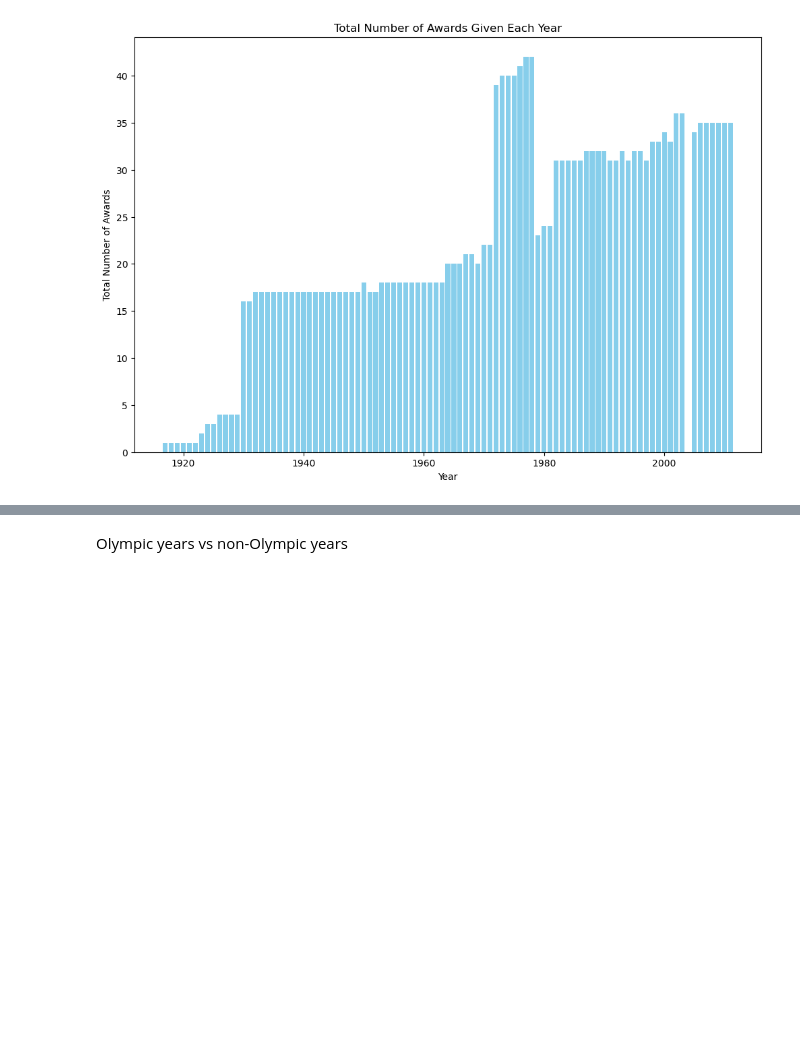
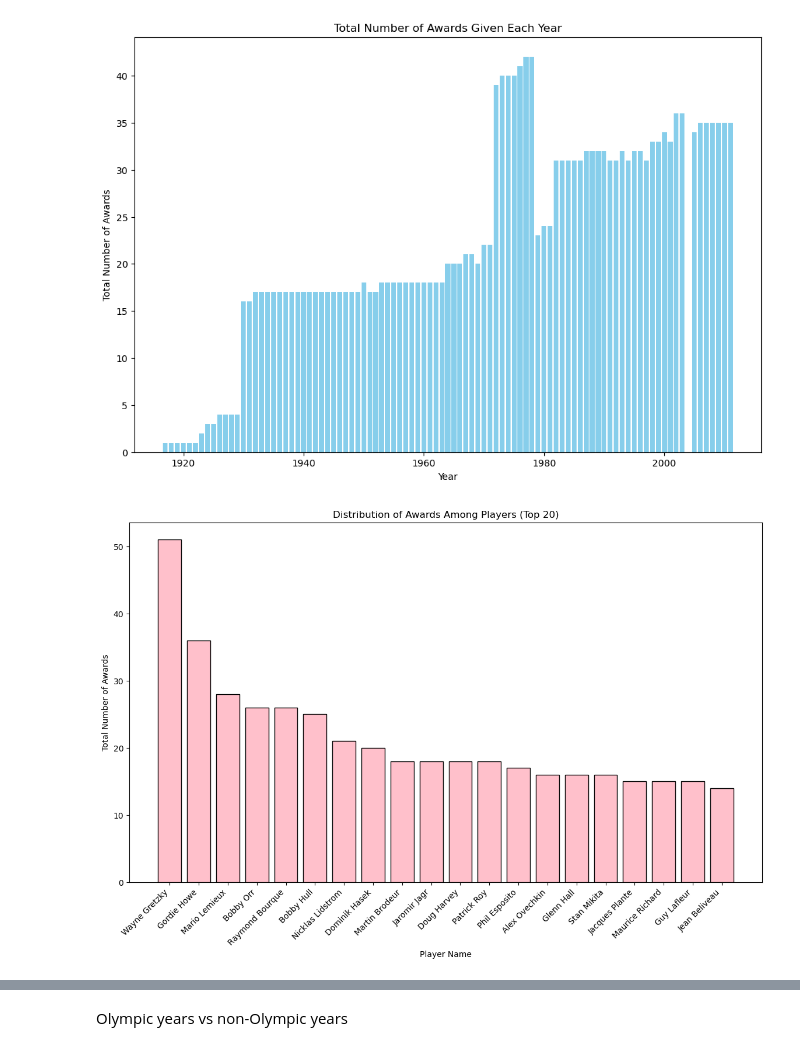
Before and after one commit to samwallach7/Project1-DELTS, a Jupyter notebook: awards&hof.ipynb, the cells around one changed output, grey strips where cells are left out. Cells and saved outputs as stored; diff of their text form; code cells hidden in the pictures; blank space fills up the shorter version.

```diff
--- a/awards&hof.ipynb
+++ b/awards&hof.ipynb
@@ -169,3 +168,24 @@ plt.title('Total Number of Awards Given Each Year')
 plt.show()
 # %% [output]
 [figure]
+# %%
+# Count the number of awards won by each player
+player_awards_count = (
+    players_with_awards.groupby('player_name')['award']
+    .count()
+    .reset_index(name='total_awards_count')
+)
+
+# Sort players by the number of awards won
+sorted_players = player_awards_count.sort_values(by='total_awards_count', ascending=False)
+
+# Visualize the distribution of awards among players
+plt.figure(figsize=(14, 8))
+plt.bar(sorted_players['player_name'][:20], sorted_players['total_awards_count'][:20], edgecolor='black', color='pink')
+plt.xlabel('Player Name')
+plt.ylabel('Total Number of Awards')
+plt.title('Distribution of Awards Among Players (Top 20)')
+plt.xticks(rotation=45, ha='right')
+plt.show()
+# %% [output]
+[figure, added]
```
Also changed, not shown: parts of 2 cells of this notebook.
